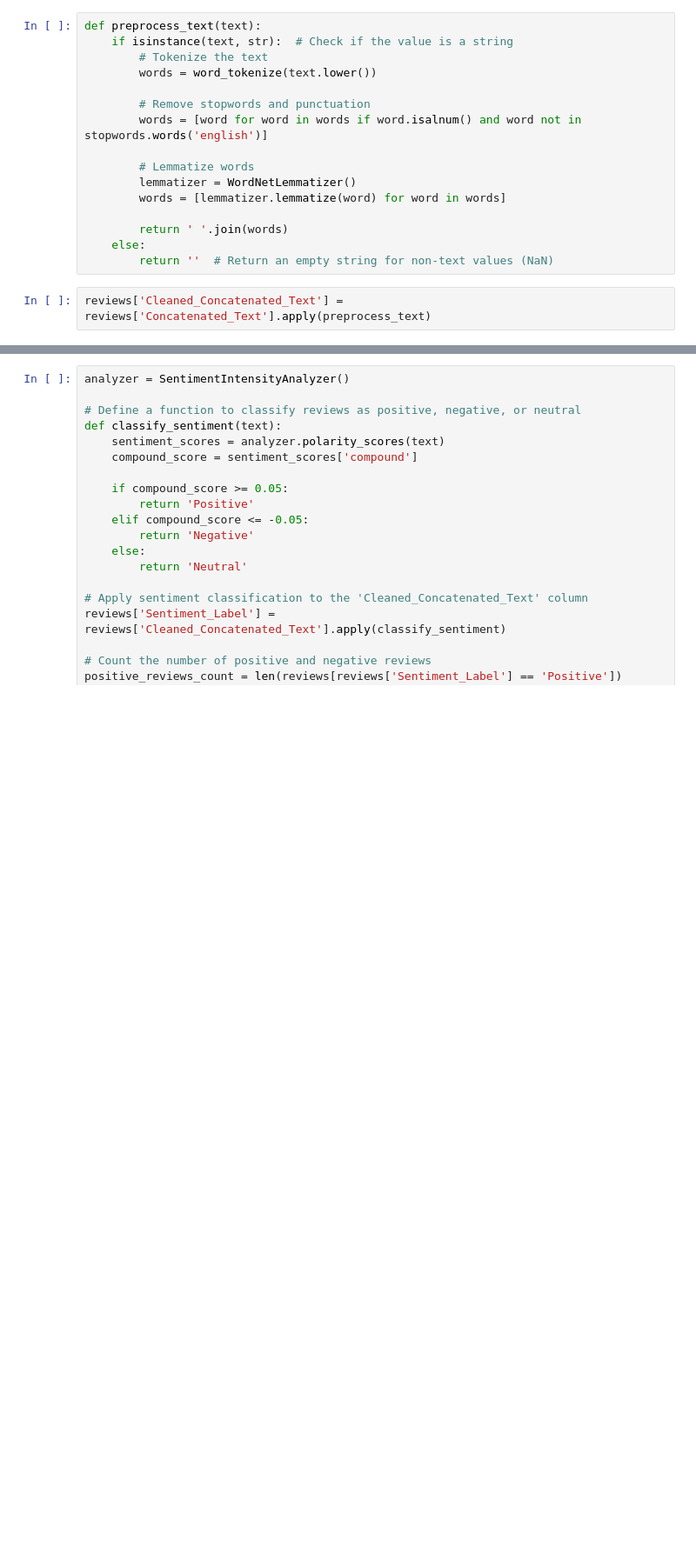
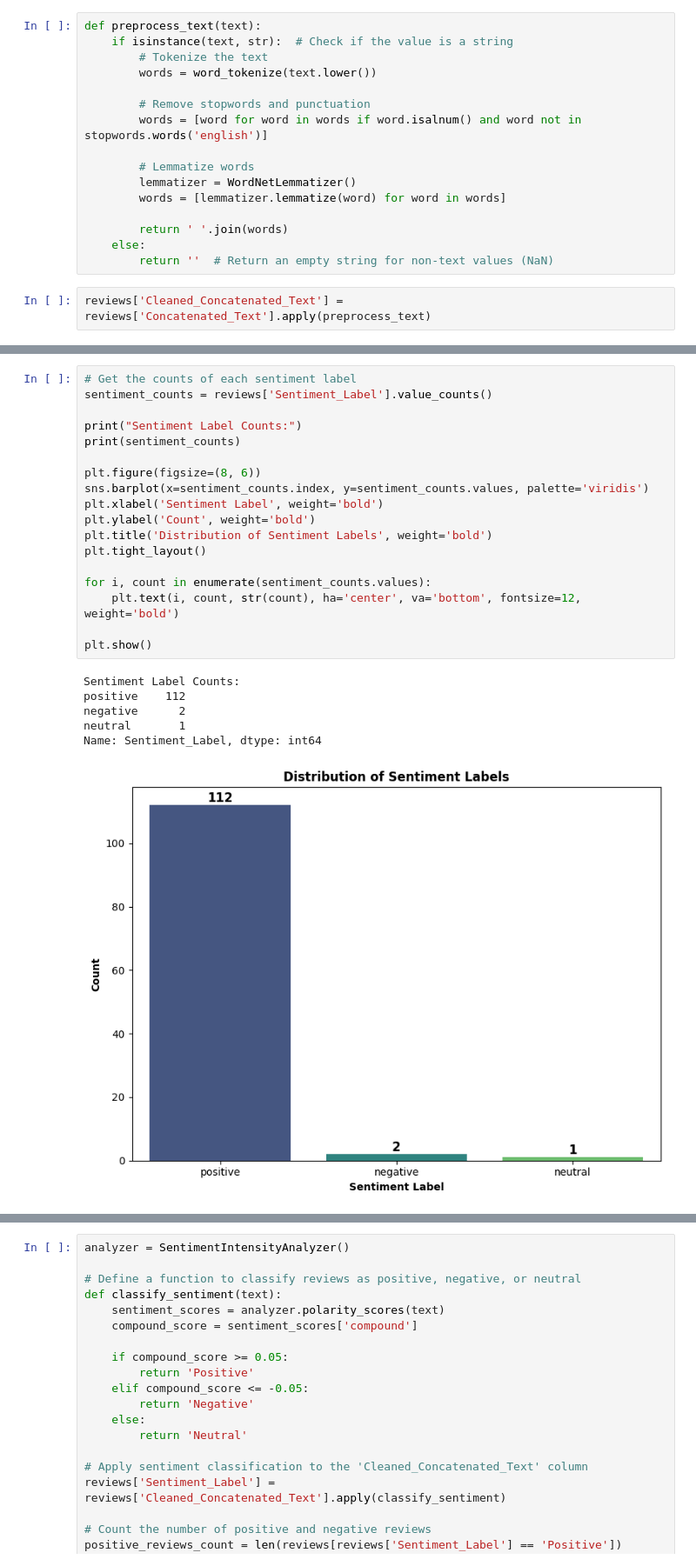
Before and after one commit to ArifAygun/Sentiment-Analysis-SMRT, a Jupyter notebook: SMRT_Statistical_Analysis.ipynb, the cells around one changed output, grey strips where cells are left out. Shown at 87% size. Cells and saved outputs as stored; diff of their text form; blank space fills up the shorter version.

```diff
--- a/SMRT_Statistical_Analysis.ipynb
+++ b/SMRT_Statistical_Analysis.ipynb
@@ -700,0 +773,25 @@ reviews['Sentiment_Label'] = reviews['Sentiment_Scores'].apply(lambda x: 'positi
+# %%
+# Get the counts of each sentiment label
+sentiment_counts = reviews['Sentiment_Label'].value_counts()
+
+print("Sentiment Label Counts:")
+print(sentiment_counts)
+
+plt.figure(figsize=(8, 6))
+sns.barplot(x=sentiment_counts.index, y=sentiment_counts.values, palette='viridis')
+plt.xlabel('Sentiment Label', weight='bold')
+plt.ylabel('Count', weight='bold')
+plt.title('Distribution of Sentiment Labels', weight='bold')
+plt.tight_layout()
+
+for i, count in enumerate(sentiment_counts.values):
+    plt.text(i, count, str(count), ha='center', va='bottom', fontsize=12, weight='bold')
+
+plt.show()
+# %% [output]
+Sentiment Label Counts:
+positive    112
+negative      2
+neutral       1
+Name: Sentiment_Label, dtype: int64
+[figure, added]
```
Also changed, not shown: parts of 26 cells of this notebook.
